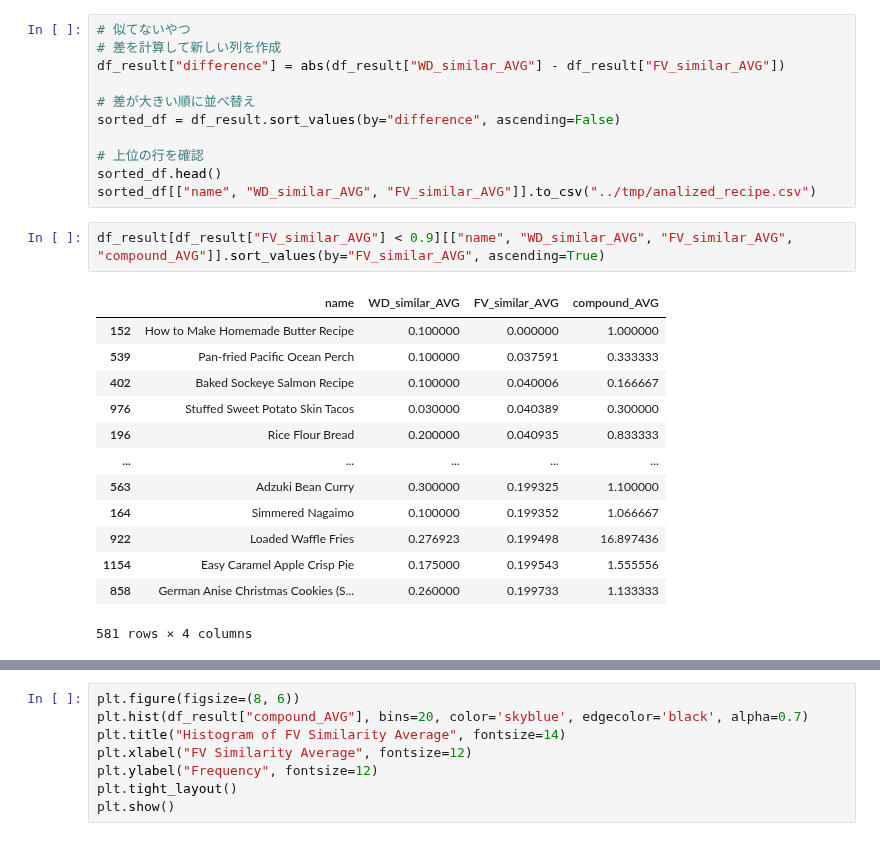
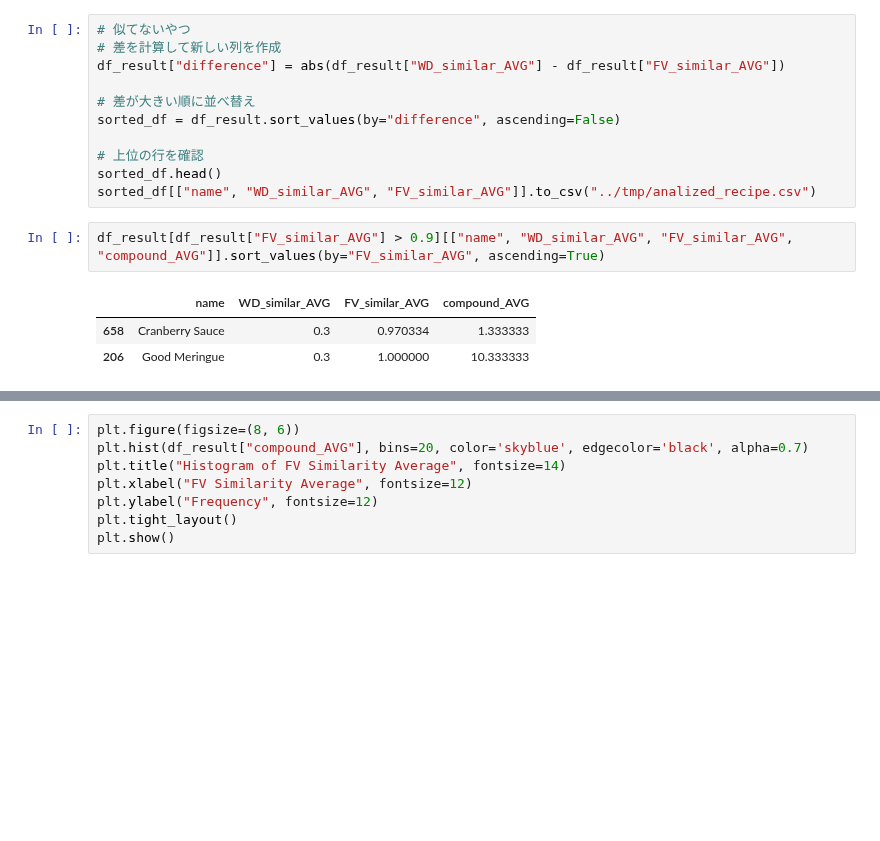
Before and after one commit to MariMurotani/RecipeHack, a Jupyter notebook: jupyter/analyze_word2_vec.ipynb, the cells around one changed output, grey strips where cells are left out. Drawn from its saved outputs; the diff is of its cells as text; blank space fills up the shorter version.

```diff
--- a/jupyter/analyze_word2_vec.ipynb
+++ b/jupyter/analyze_word2_vec.ipynb
@@ -283,21 +284,11 @@ sorted_df = df_result.sort_values(by="difference", ascending=False)
 sorted_df.head()
 sorted_df[["name", "WD_similar_AVG", "FV_similar_AVG"]].to_csv("../tmp/analized_recipe.csv")
 # %%
-df_result[df_result["FV_similar_AVG"] < 0.9][["name", "WD_similar_AVG", "FV_similar_AVG", "compound_AVG"]].sort_values(by="FV_similar_AVG", ascending=True)
+df_result[df_result["FV_similar_AVG"] > 0.9][["name", "WD_similar_AVG", "FV_similar_AVG", "compound_AVG"]].sort_values(by="FV_similar_AVG", ascending=True)
 # %% [output]
 |  | name | WD_similar_AVG | FV_similar_AVG | compound_AVG |
-| 152 | How to Make Homemade Butter Recipe | 0.100000 | 0.000000 | 1.000000 |
-| 539 | Pan-fried Pacific Ocean Perch | 0.100000 | 0.037591 | 0.333333 |
-| 402 | Baked Sockeye Salmon Recipe | 0.100000 | 0.040006 | 0.166667 |
-| 976 | Stuffed Sweet Potato Skin Tacos | 0.030000 | 0.040389 | 0.300000 |
-| 196 | Rice Flour Bread | 0.200000 | 0.040935 | 0.833333 |
-| ... | ... | ... | ... | ... |
-| 563 | Adzuki Bean Curry | 0.300000 | 0.199325 | 1.100000 |
-| 164 | Simmered Nagaimo | 0.100000 | 0.199352 | 1.066667 |
-| 922 | Loaded Waffle Fries | 0.276923 | 0.199498 | 16.897436 |
-| 1154 | Easy Caramel Apple Crisp Pie | 0.175000 | 0.199543 | 1.555556 |
-| 858 | German Anise Christmas Cookies (S... | 0.260000 | 0.199733 | 1.133333 |
+| 658 | Cranberry Sauce | 0.3 | 0.970334 | 1.333333 |
+| 206 | Good Meringue | 0.3 | 1.000000 | 10.333333 |
-581 rows × 4 columns
 # %%
 df_result[0.6 < df_result["FV_similar_AVG"]][["name", "WD_similar_AVG", "FV_similar_AVG"]].sort_values(by="FV_similar_AVG", ascending=True)
 # %% [output]
```
Also changed, not shown: parts of 7 cells of this notebook, 1 other file.
